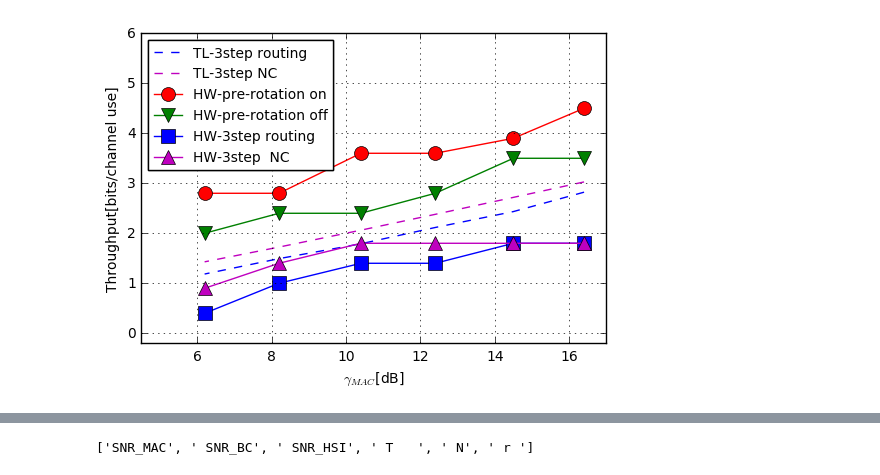
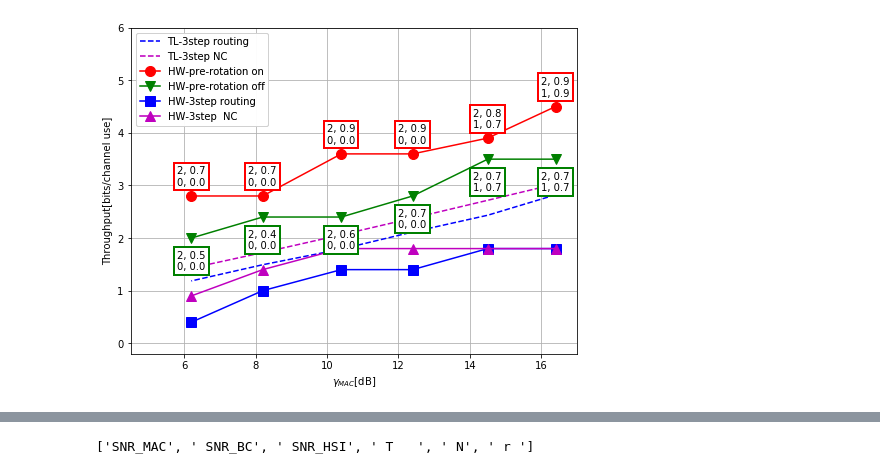
Before and after one commit to ProchazkaPavel/EURASIP_2017, a Jupyter notebook: results/Throughput_plotter.ipynb, the cells around one changed output, grey strips where cells are left out. Drawn from its saved outputs; the diff is of its cells as text; code cells hidden in the pictures.

```diff
--- a/results/Throughput_plotter.ipynb
+++ b/results/Throughput_plotter.ipynb
@@ -35,7 +36,7 @@ la = ['scheme_a_TL_B','scheme_a_TL_B1','scheme_a_HW_A', 'scheme_a_HW_A1',
 marks = ['b--', 'm--', 'r-o', 'g-v', 'b-s', 'm-^']
 marks_size = [10,10,10,10,10,10]
 
-plt.figure(figsize=(6,4))
+plt.figure(figsize=(8,6))
 
 labs = ['TL-3step routing', 'TL-3step NC',
         'HW-pre-rotation on', 'HW-pre-rotation off', 'HW-3step routing',
@@ -44,31 +45,45 @@ for j in range(len(la)):
     lab = la[j]
     df = pd.read_csv(lab,header=1,sep=',')
     #print df
     ll = list(df.columns.values)
     #print ll
     plt.plot([i for i in df[ll[0]]], [i for i in df[ll[3]]],marks[j], ms=marks_size[j], label = labs[j])
 leg1 = plt.legend(numpoints=1, loc = 2, ncol=1, fontsize=10)
 plt.gca().add_artist(leg1)
 pp = []
 for j in range(len(la),len(la)):
     lab = la[j]
     df = pd.read_csv(lab,header=1,sep=',')
     #print df
     ll = list(df.columns.values)
     #print ll
     pp.append(plt.plot([i for i in df[ll[0]]], [i for i in df[ll[3]]],marks[j], ms=marks_size[j], label = labs[j])[0])
 #plt.legend(numpoints=1, loc = 2, ncol=2, handles=pp)
 
 
+plt.text(16.0, 4.7, '2, 0.9\n1, 0.9', bbox={'facecolor':'white','edgecolor':'red','linewidth':2, 'pad':3})
+plt.text(14.1, 4.1, '2, 0.8\n1, 0.7', bbox={'facecolor':'white','edgecolor':'red','linewidth':2, 'pad':3})
+plt.text(12.0, 3.8, '2, 0.9\n0, 0.0', bbox={'facecolor':'white','edgecolor':'red','linewidth':2, 'pad':3})
+plt.text(10.0, 3.8, '2, 0.9\n0, 0.0', bbox={'facecolor':'white','edgecolor':'red','linewidth':2, 'pad':3})
+plt.text(7.8, 3.0, '2, 0.7\n0, 0.0', bbox={'facecolor':'white','edgecolor':'red','linewidth':2, 'pad':3})
+plt.text(5.8, 3.0, '2, 0.7\n0, 0.0', bbox={'facecolor':'white','edgecolor':'red','linewidth':2, 'pad':3})
+plt.text(16.0, 2.9, '2, 0.7\n1, 0.7', bbox={'facecolor':'white','edgecolor':'green','linewidth':2, 'pad':3})
+plt.text(14.1, 2.9, '2, 0.7\n1, 0.7', bbox={'facecolor':'white','edgecolor':'green','linewidth':2, 'pad':3})
+plt.text(12.0, 2.2, '2, 0.7\n0, 0.0', bbox={'facecolor':'white','edgecolor':'green','linewidth':2, 'pad':3})
+plt.text(10.0, 1.8, '2, 0.6\n0, 0.0', bbox={'facecolor':'white','edgecolor':'green','linewidth':2, 'pad':3})
+plt.text(7.8, 1.8, '2, 0.4\n0, 0.0', bbox={'facecolor':'white','edgecolor':'green','linewidth':2, 'pad':3})
+plt.text(5.8, 1.4, '2, 0.5\n0, 0.0', bbox={'facecolor':'white','edgecolor':'green','linewidth':2, 'pad':3})
+
+
 plt.ylim([-0.2, 6])
 plt.xlim([4.5,17])
 
 
 #plt.title('$\gamma_{MAC}$, $\gamma_{BC}=\gamma_{MAC}+5$, $\gamma_{HSI}=\gamma_{MAC}-1$')
 plt.xlabel('$\gamma_{MAC}$[dB]')
 plt.ylabel('Throughput[bits/channel use]')
 plt.grid()
 plt.savefig('scheme_a.eps')
 plt.show()
 # %% [output]
-[figure, old version]
+[figure, new version]
```
Also changed, not shown: parts of 5 cells of this notebook, 8 other files.
